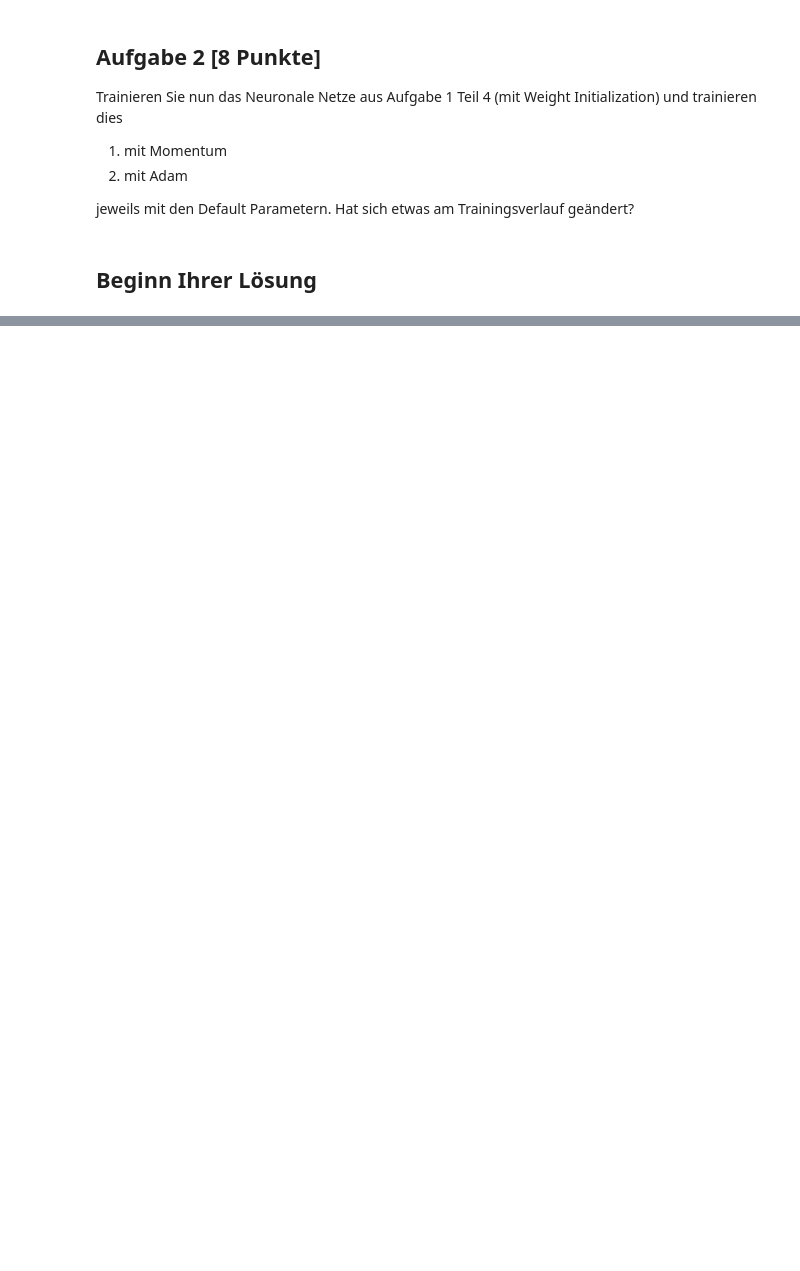
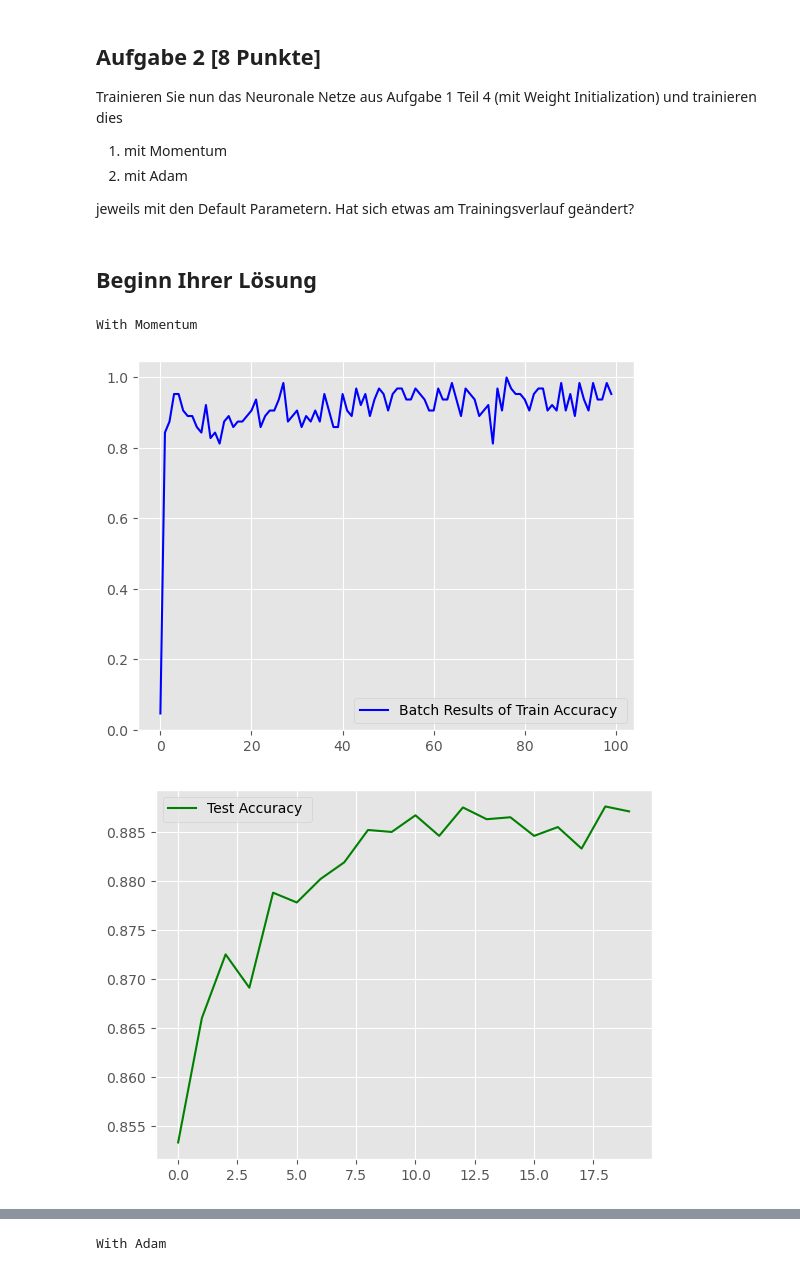
Before and after one commit to qq-ki/ML_Praktikum, a Jupyter notebook: Semester_4/Aufgabenblatt 3/Blatt 3 - ML2 - Weight Initialization.ipynb, the cells around one changed output, grey strips where cells are left out. Cells and saved outputs as stored; diff of their text form; code cells hidden in the pictures; blank space fills up the shorter version.

```diff
--- a/Semester_4/Aufgabenblatt 3/Blatt 3 - ML2 - Weight Initialization.ipynb
+++ b/Semester_4/Aufgabenblatt 3/Blatt 3 - ML2 - Weight Initialization.ipynb
@@ -153,6 +173,25 @@ class Net(nn.Module):
         x = F.relu(self.fc2(x))
         x = self.fc3(x)
         return F.log_softmax(x, dim = 1)
+
+# Definition of the new net structure
+class NetBatchNorm(nn.Module):
+    def __init__(self, input_size):
+        super(NetBatchNorm, self).__init__()
+        self.input_size = input_size
+
+        self.fc1 = nn.Linear(input_size, 128)
+        self.bn1 = nn.BatchNorm1d(128)
+        self.fc2 = nn.Linear(128, 64)
+        self.bn2 = nn.BatchNorm1d(64)
+        self.fc3 = nn.Linear(64, 10)
+
+    def forward(self, x):
+        x = x.view(-1, input_size)
+        x = F.relu(self.bn1(self.fc1(x)))
+        x = F.relu(self.bn2(self.fc2(x)))
+        x = self.fc3(x)
+        return F.log_softmax(x, dim = 1)
 # %% [markdown]
 ## Beginn Ihrer Lösung
 # %% [markdown]
@@ -244,3 +314,21 @@ Trainieren Sie nun das Neuronale Netze aus Aufgabe 1 Teil 4 (mit Weight Initiali
 jeweils mit den Default Parametern. Hat sich etwas am Trainingsverlauf geändert?
 # %% [markdown]
 ## Beginn Ihrer Lösung
+# %%
+print("With Momentum")
+model_batch_norm = NetBatchNorm(input_size)
+optimizer = optim.SGD(model_batch_norm.parameters(), lr=0.01, momentum=0.9)
+model_batch_norm.apply(init_weights)
+
+run_nn(model_batch_norm, train_loader_norm, test_loader_norm, 20, "", optimizer)
+
+print("With Adam")
+model_batch_norm = NetBatchNorm(input_size)
+optimizer = optim.Adam(model_batch_norm.parameters(), lr=0.001)
+model_batch_norm.apply(init_weights)
+
+run_nn(model_batch_norm, train_loader_norm, test_loader_norm, 20, "", optimizer)
+# %% [output]
+With Momentum
+[figure, added]
+[figure, added]
@@ -246,0 +336 @@ jeweils mit den Default Parametern. Hat sich etwas am Trainingsverlauf geändert
+With Adam
```
Also changed, not shown: parts of 5 cells of this notebook.
